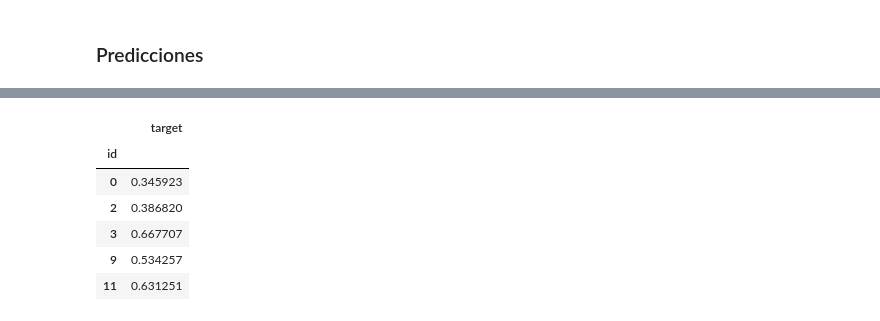
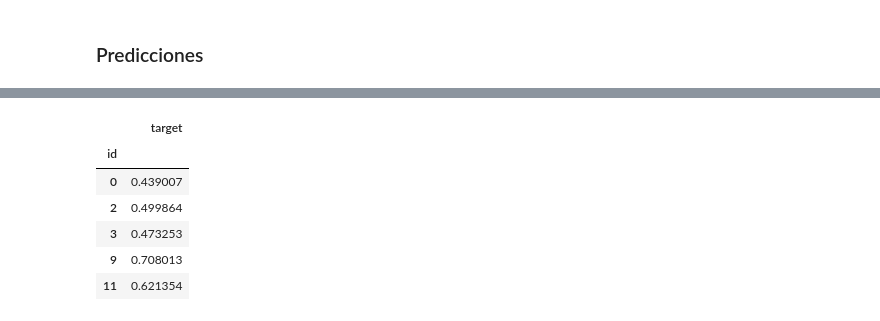
Before and after one commit to RiedelNicolas/TP2-Organizacion-de-Datos, a Jupyter notebook: modelo_9.ipynb, the cells around one changed output, grey strips where cells are left out. Cells and saved outputs as stored; diff of their text form; code cells hidden in the pictures.

```diff
--- a/modelo_9.ipynb
+++ b/modelo_9.ipynb
@@ -192,4 +192,4 @@ test_embedding_file.close()
 # %%
-# bert_train = np.loadtxt("train_embedding_file_bert.txt").reshape(len(train.index),1024)
-# bert_train.shape
+bert_train = np.loadtxt("train_embedding_file_bert.txt").reshape(len(train.index),768)
+bert_train.shape
 # %% [output]
@@ -197,3 +197,3 @@ test_embedding_file.close()
 # %%
-# bert_train = np.loadtxt("train_embedding_file_bert.txt").reshape(len(train.index),1024)
-# bert_train.shape
+bert_test = np.loadtxt("test_embedding_file_bert.txt").reshape(len(test.index),768)
+bert_test.shape
@@ -200,7 +206,7 @@ test_embedding_file.close()
 # %% [markdown]
 ### Se entrena el modelo
 # %%
-X, y = bert_train, train.iloc[:,1].to_frame()
+X, y = bert_train, train.iloc[:,4].to_frame()
 X_train, X_test, y_train, y_test = train_test_split(X, y, test_size=0.1, random_state=13)
 # %%
 xg_reg = xgb.XGBRegressor(objective ='binary:logistic',
@@ -323,15 +338,15 @@ test['target'] = eclf2.predict(bert_test)
 # %%
-# test.drop(columns=['clean_text'], inplace=True)
-# test.set_index('id', inplace=True)
+test.drop(columns=['keyword','location','text'], inplace=True)
+test.set_index('id', inplace=True)
 test.head()
 # %% [output]
 |  | target |
 | id |  |
-| 0 | 0.345923 |
-| 2 | 0.386820 |
-| 3 | 0.667707 |
-| 9 | 0.534257 |
-| 11 | 0.631251 |
+| 0 | 0.439007 |
+| 2 | 0.499864 |
+| 3 | 0.473253 |
+| 9 | 0.708013 |
+| 11 | 0.621354 |
 # %%
 final = test.to_csv('csv/submission_bert.csv')
 # %%
```
Also changed, not shown: parts of 19 cells of this notebook, 15 other files.
